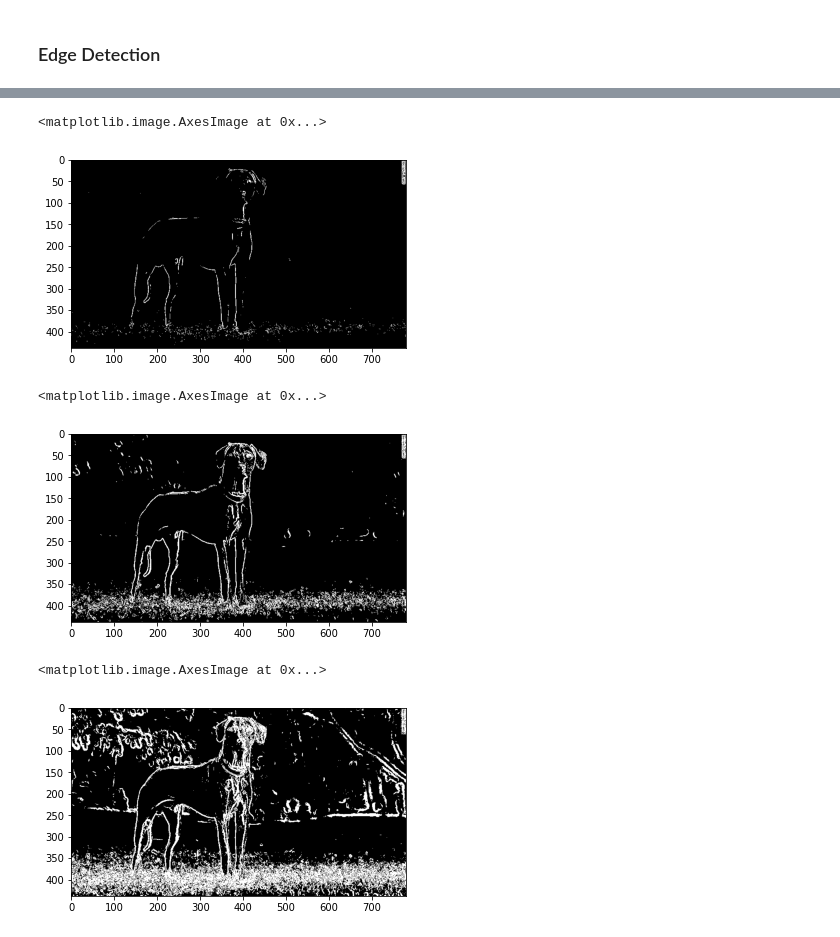
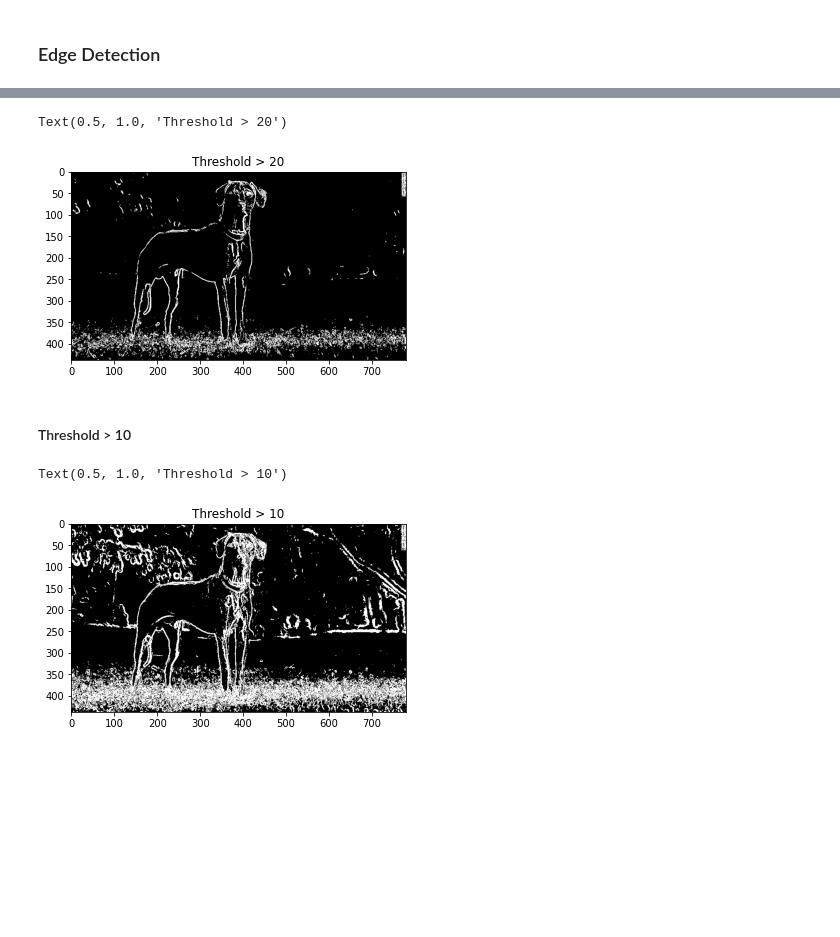
Before and after one commit to Penzragon/h8dsft_P0W2, a Jupyter notebook: script.ipynb, the cells around one changed output, grey strips where cells are left out. Saved outputs shown, nothing was run; the diff lists cells and outputs as text; code cells hidden in the pictures; blank space fills up the shorter version.

```diff
--- a/script.ipynb
+++ b/script.ipynb
@@ -252,15 +270,14 @@ plt.imshow(magnitude > 30, cmap='gray')
 # %%
-plt.imshow(magnitude > 40, cmap='gray')
+plt.imshow(magnitude > 20, cmap='gray')
+plt.title('Threshold > 20')
 # %% [output]
-<matplotlib.image.AxesImage at 0x...>
+Text(0.5, 1.0, 'Threshold > 20')
-[figure, old version]
+[figure, new version]
+# %% [markdown]
+#### Threshold > 10
 # %%
-plt.imshow(magnitude > 20, cmap='gray')
+plt.imshow(magnitude > 10, cmap='gray')
+plt.title('Threshold > 10')
 # %% [output]
-<matplotlib.image.AxesImage at 0x...>
+Text(0.5, 1.0, 'Threshold > 10')
-[figure, old version]
+[figure, new version]
-# %%
-plt.imshow(magnitude > 10, cmap='gray')
-# %% [output]
-<matplotlib.image.AxesImage at 0x...>
-[figure, removed]
```
Also changed, not shown: parts of 8 cells of this notebook.
